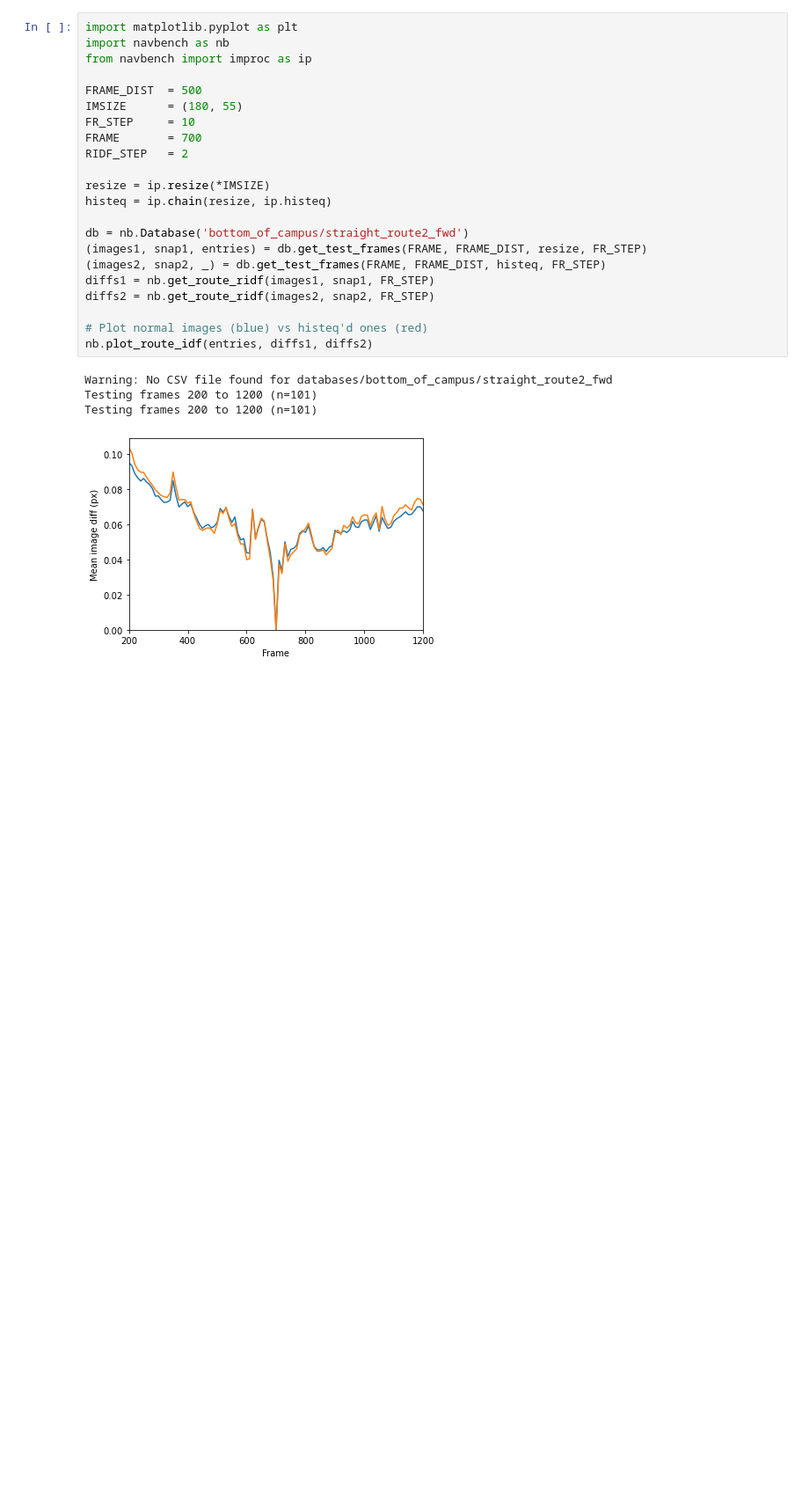
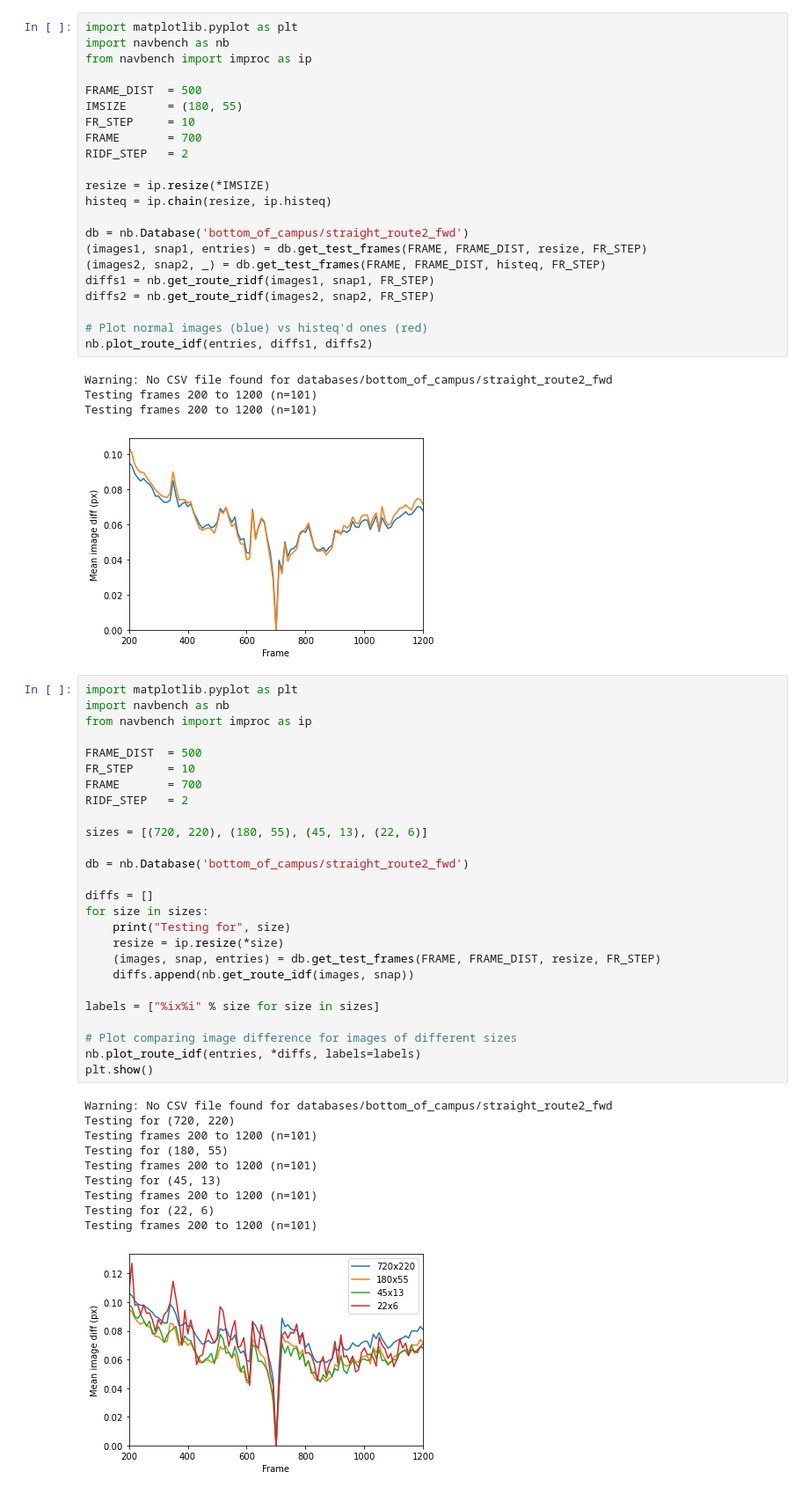
Before and after one commit to BrainsOnBoard/navbench, a Jupyter notebook: route_idfs_campus.ipynb, the cells around one changed output. Shown at 88% size. Saved outputs shown, nothing was run; the diff lists cells and outputs as text; blank space fills up the shorter version.

Commit message:
Compare different im sizes

```diff
--- a/route_idfs_campus.ipynb
+++ b/route_idfs_campus.ipynb
@@ -46,3 +46,40 @@ Warning: No CSV file found for databases/bottom_of_campus/straight_route2_fwd
 Testing frames 200 to 1200 (n=101)
 Testing frames 200 to 1200 (n=101)
 [figure]
+# %%
+import matplotlib.pyplot as plt
+import navbench as nb
+from navbench import improc as ip
+
+FRAME_DIST  = 500
+FR_STEP     = 10
+FRAME       = 700
+RIDF_STEP   = 2
+
+sizes = [(720, 220), (180, 55), (45, 13), (22, 6)]
+
+db = nb.Database('bottom_of_campus/straight_route2_fwd')
+
+diffs = []
+for size in sizes:
+    print("Testing for", size)
+    resize = ip.resize(*size)
+    (images, snap, entries) = db.get_test_frames(FRAME, FRAME_DIST, resize, FR_STEP)
+    diffs.append(nb.get_route_idf(images, snap))
+
+labels = ["%ix%i" % size for size in sizes]
+
+# Plot comparing image difference for images of different sizes
+nb.plot_route_idf(entries, *diffs, labels=labels)
+plt.show()
+# %% [output]
+Warning: No CSV file found for databases/bottom_of_campus/straight_route2_fwd
+Testing for (720, 220)
+Testing frames 200 to 1200 (n=101)
+Testing for (180, 55)
+Testing frames 200 to 1200 (n=101)
+Testing for (45, 13)
+Testing frames 200 to 1200 (n=101)
+Testing for (22, 6)
+Testing frames 200 to 1200 (n=101)
+[figure, added]
```
Also changed, not shown: 1 other file.
